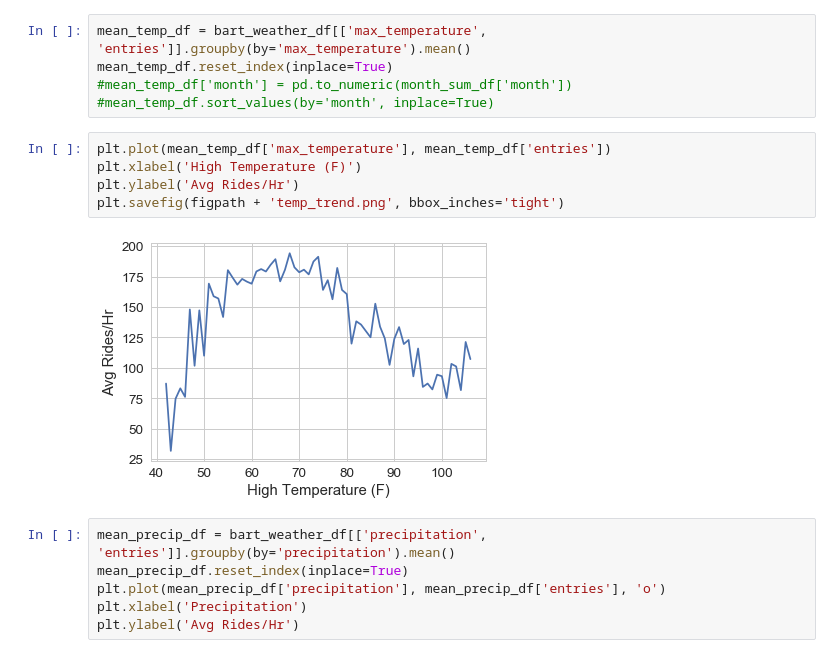
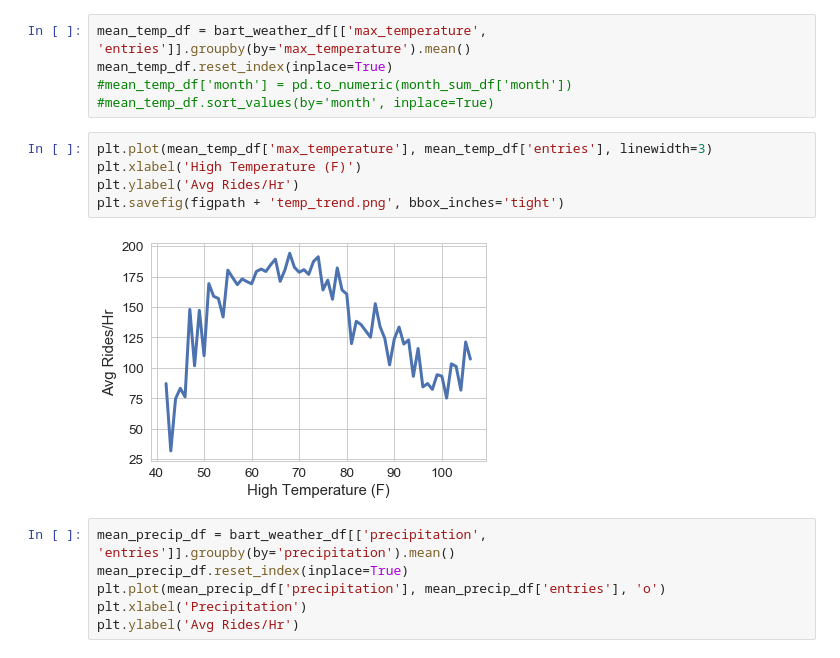
Before and after one commit to bkhurley/beat_the_crowd, a Jupyter notebook: explore.ipynb, the cells around one changed output. Saved outputs shown, nothing was run; the diff lists cells and outputs as text.

```diff
--- a/explore.ipynb
+++ b/explore.ipynb
@@ -445,12 +427,12 @@ mean_temp_df.reset_index(inplace=True)
 #mean_temp_df['month'] = pd.to_numeric(month_sum_df['month'])
 #mean_temp_df.sort_values(by='month', inplace=True)
 # %%
-plt.plot(mean_temp_df['max_temperature'], mean_temp_df['entries'])
+plt.plot(mean_temp_df['max_temperature'], mean_temp_df['entries'], linewidth=3)
 plt.xlabel('High Temperature (F)')
 plt.ylabel('Avg Rides/Hr')
 plt.savefig(figpath + 'temp_trend.png', bbox_inches='tight')
 # %% [output]
-[figure, old version]
+[figure, new version]
 # %%
 mean_precip_df = bart_weather_df[['precipitation', 'entries']].groupby(by='precipitation').mean()
 mean_precip_df.reset_index(inplace=True)
```
Also changed, not shown: parts of 12 cells of this notebook.
